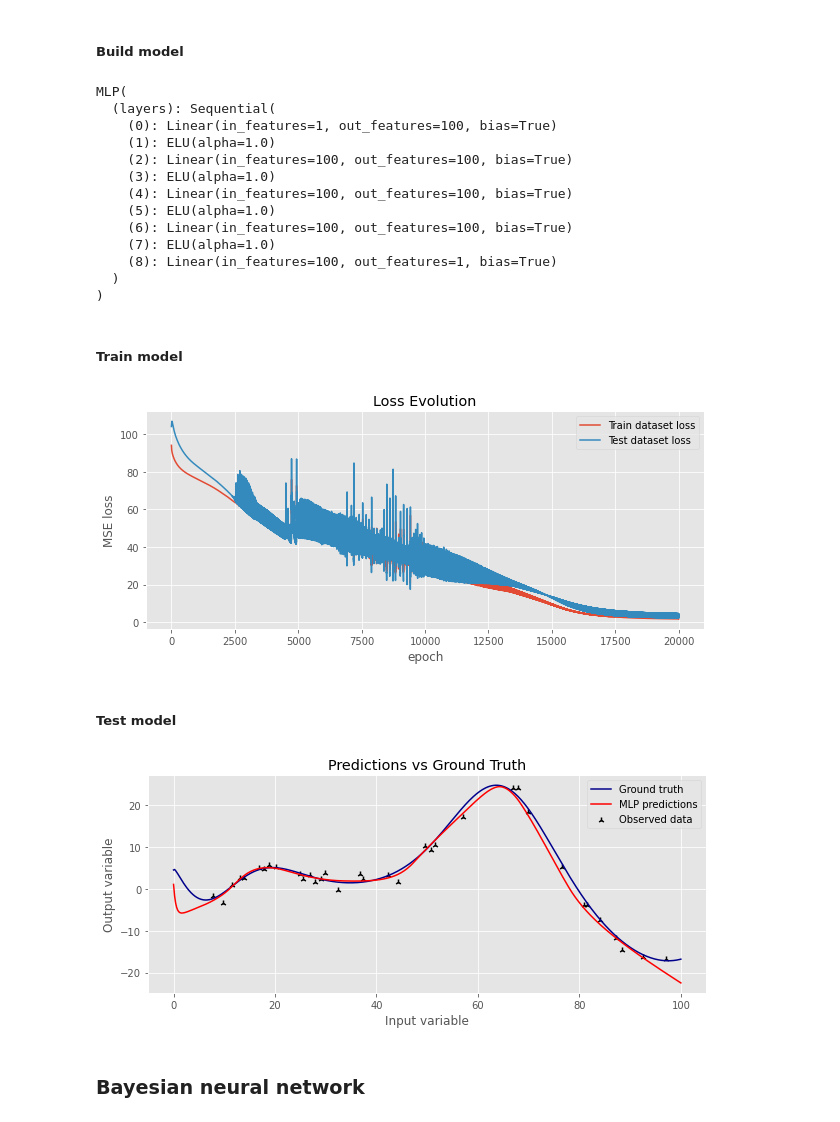
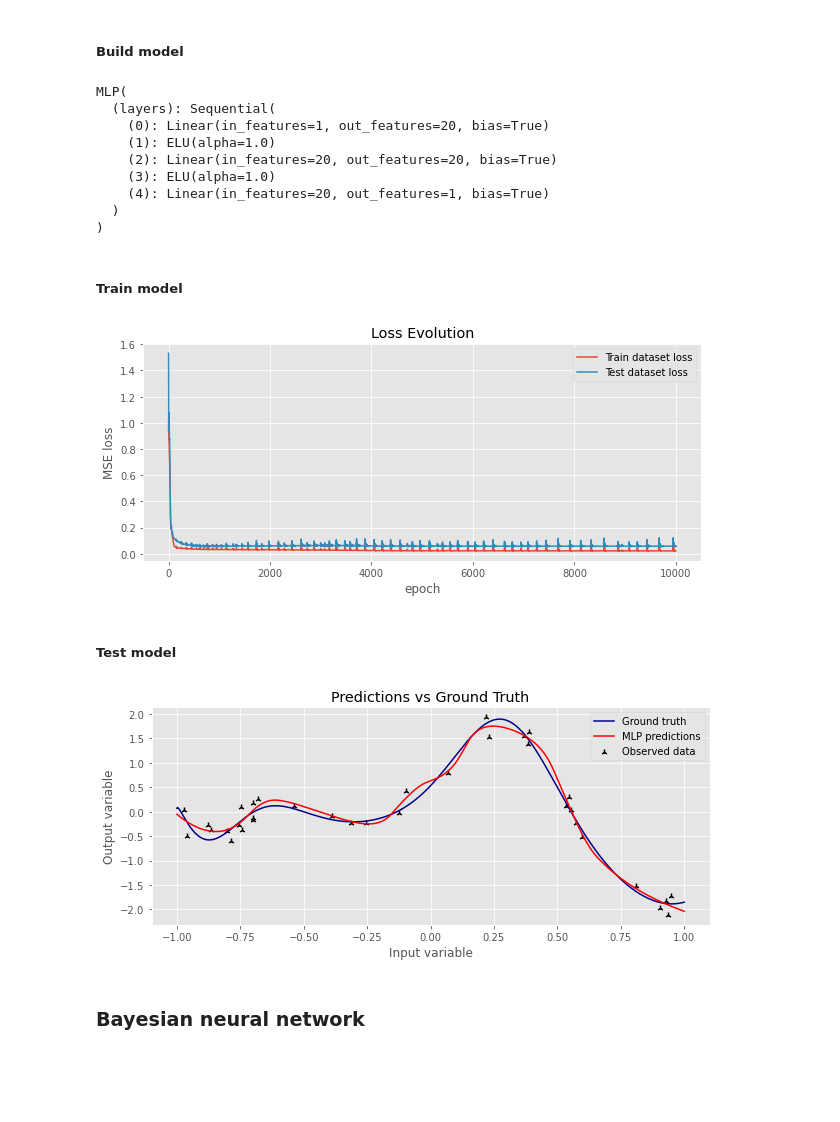
Before and after one commit to Sheev13/bnn-mean-field-vi, a Jupyter notebook: toy_regression.ipynb, the cells around one changed output. Saved outputs shown, nothing was run; the diff lists cells and outputs as text; code cells hidden in the pictures; blank space fills up the shorter version.

```diff
--- a/toy_regression.ipynb
+++ b/toy_regression.ipynb
@@ -12,12 +12,18 @@ plt.rcParams["figure.figsize"] = (10, 4)
 # %% [markdown]
 ### Generate regression dataset
 # %%
-def ground_truth(x):
+def unnormalised_ground_truth(x):
     """return the 'ground truth' output for a specific input location x"""
-    return 15*np.cos(0.1/(0.001*x+0.02)) + 3*np.exp(0.5*np.sin((x**0.9-3)/5))/((x+0.01)**(-0.5)) -0.005*x**2
+    return 15*np.cos(0.1/(0.05*(x+1)+0.02)) + 3*np.exp(0.5*np.sin(((50*(x+1))**0.9-3)/5))/((50*(x+1)+0.01)**(-0.5)) -12.5*(x+1)**2
 
-xs = np.linspace(0, 100, 500)
-ys = ground_truth(xs)
+def normalised_ground_truth(xs):
+    ys = unnormalised_ground_truth(xs)
+    m = ys.mean()
+    s = ys.std()
+    return (ys - m) / s
+
+xs = np.linspace(-1, 1, 1000)
+ys = normalised_ground_truth(xs)
 plt.title("Ground Truth for Regression")
 plt.plot(xs, ys)
 plt.xlabel('Input variable')
@@ -28,8 +34,11 @@ plt.show()
 # %%
-def generate_dataset(size=50, noise=1, split=0.3):
-    xs = np.random.uniform(0, 100, size)
-    ys = ground_truth(xs) + np.random.normal(0, noise, size)
-    return train_test_split(xs, ys, test_size=split, random_state=13)
+def generate_dataset(size=50, noise=0.15, split=0.3):
+    xs = np.linspace(-1, 1, 1000)
+    ys = normalised_ground_truth(xs)
+    samp_ind = np.random.randint(0, 999, size)
+    x_samps = xs[samp_ind]
+    y_samps = ys[samp_ind] + np.random.normal(0, noise, size)
+    return train_test_split(x_samps, y_samps, test_size=split, random_state=13)
 
 x_tr, x_te, y_tr, y_te = generate_dataset()
 plt.title("Regression Dataset: Ground Truth Samples Sprinkled with Gaussian Noise")
@@ -57,15 +66,11 @@ class MLP(nn.Module):
     def __init__(self):
         super().__init__()
         self.layers = nn.Sequential(
-            nn.Linear(1, 100),
+            nn.Linear(1, 20),
             nn.ELU(),
-            nn.Linear(100, 100),
+            nn.Linear(20, 20),
             nn.ELU(),
-            nn.Linear(100, 100),
-            nn.ELU(),
-            nn.Linear(100, 100),
-            nn.ELU(),
-            nn.Linear(100, 1),
+            nn.Linear(20, 1),
         )
 
     def forward(self, x):
@@ -75,24 +80,20 @@ class MLP(nn.Module):
 model = MLP()
 
 loss = nn.MSELoss()
-opt = torch.optim.SGD(
+opt = torch.optim.Adam(
     model.parameters(),
-    lr=0.00005,  # learning rate
+    lr=0.01,  # learning rate
 )
 
 print(model)
 # %% [output]
 MLP(
   (layers): Sequential(
-    (0): Linear(in_features=1, out_features=100, bias=True)
+    (0): Linear(in_features=1, out_features=20, bias=True)
     (1): ELU(alpha=1.0)
-    (2): Linear(in_features=100, out_features=100, bias=True)
+    (2): Linear(in_features=20, out_features=20, bias=True)
     (3): ELU(alpha=1.0)
-    (4): Linear(in_features=100, out_features=100, bias=True)
-    (5): ELU(alpha=1.0)
-    (6): Linear(in_features=100, out_features=100, bias=True)
-    (7): ELU(alpha=1.0)
-    (8): Linear(in_features=100, out_features=1, bias=True)
+    (4): Linear(in_features=20, out_features=1, bias=True)
   )
 )
 # %% [markdown]
@@ -100,31 +101,31 @@ MLP(
 # %%
 tr_loss_evo = []
 te_loss_evo = []
 
-for _ in range(20000):  # epochs
+for _ in range(10000):  # epochs
     y_tr_pred = model(x_tr)
     l = loss(y_tr_pred, y_tr)
     tr_loss_evo.append(l.item())
     te_loss_evo.append(loss(model(x_te), y_te).item())
     model.zero_grad()
     l.backward()
     opt.step()
 
 plt.plot(tr_loss_evo, label='Train dataset loss')
 plt.plot(te_loss_evo, label='Test dataset loss')
 plt.ylabel('MSE loss')
 plt.xlabel('epoch')
 plt.legend()
 plt.title('Loss Evolution')
 plt.show()
 # %% [output]
-[figure, old version]
+[figure, new version]
 # %% [markdown]
 ##### Test model
 # %%
-xs = np.linspace(0, 100, 500)
+xs = np.linspace(-1, 1, 1000)
+ys = normalised_ground_truth(xs)
 yps = model(torch.FloatTensor(xs).unsqueeze(-1)).detach().numpy()
-ys = ground_truth(xs)
 plt.title("Predictions vs Ground Truth")
 plt.plot(xs, ys, color='darkblue', label='Ground truth')
 plt.plot(xs, yps, color='red', label='MLP predictions')
@@ -134,7 +135,7 @@ plt.ylabel('Output variable')
 plt.legend()
 plt.show()
 # %% [output]
-[figure, old version]
+[figure, new version]
 # %% [markdown]
 ### Bayesian neural network
 # %% [markdown]
```
Also changed, not shown: parts of 6 cells of this notebook.
